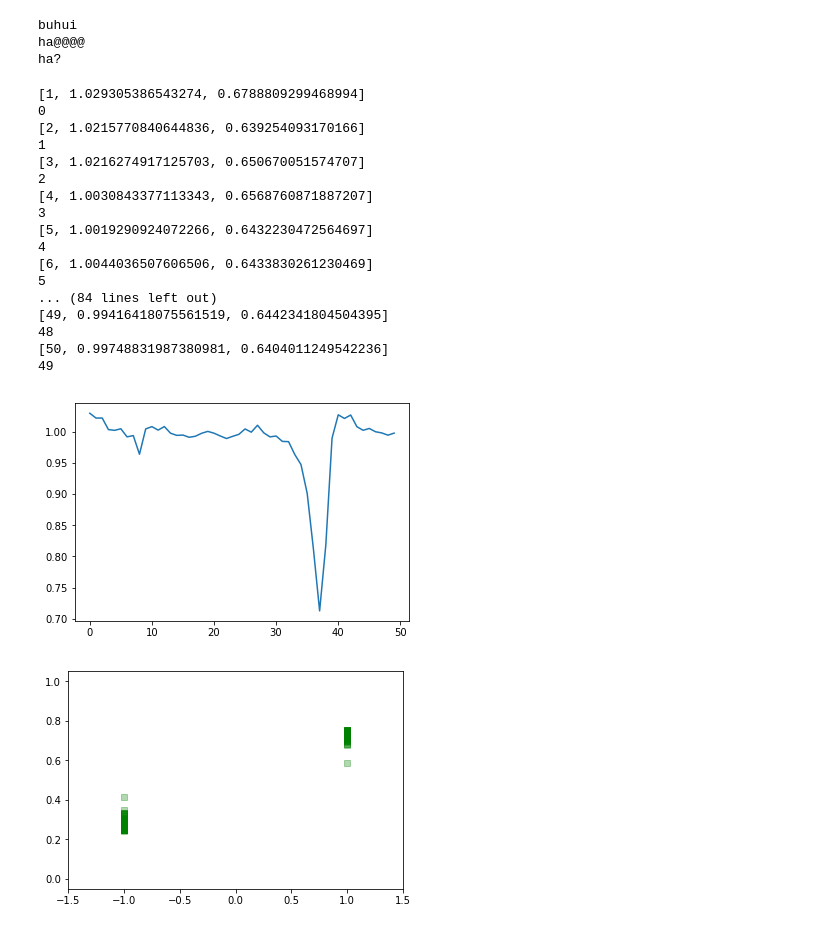
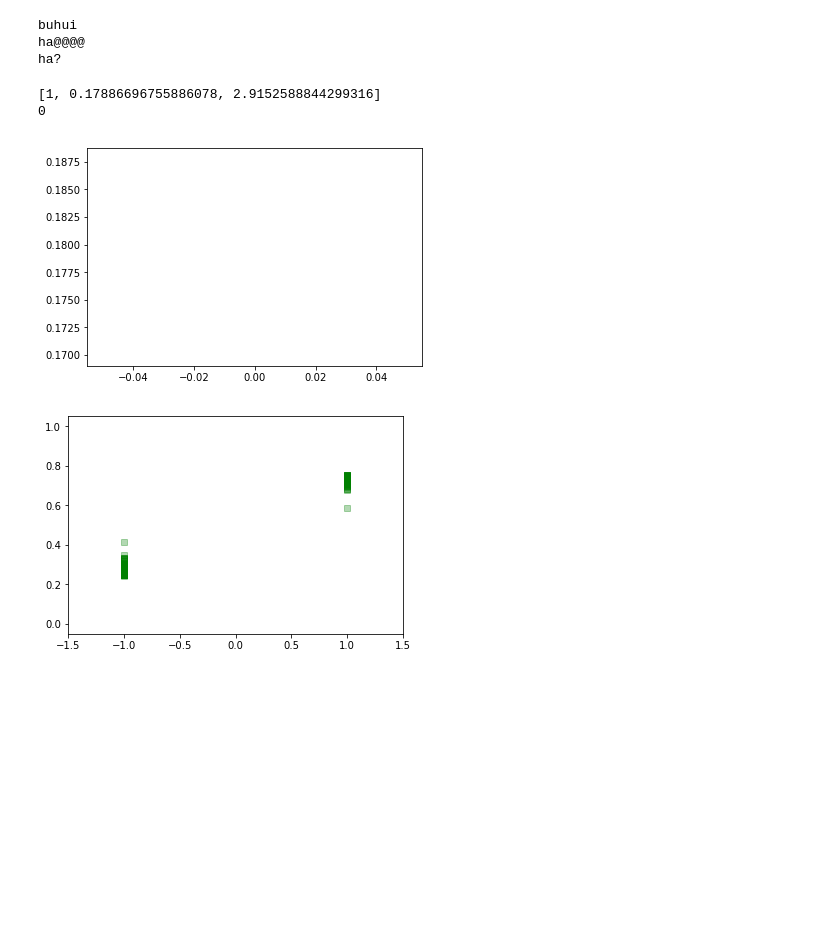
Before and after one commit to beckybai/dontstarve, a Jupyter notebook: frey-chi2-net-code/Frey-chi2-GAN.ipynb, the cells around one changed output. Drawn from its saved outputs; the diff is of its cells as text; code cells hidden in the pictures; blank space fills up the shorter version.

```diff
--- a/frey-chi2-net-code/Frey-chi2-GAN.ipynb
+++ b/frey-chi2-net-code/Frey-chi2-GAN.ipynb
@@ -196,8 +198,8 @@ ha?
 lr_discr = 5e-4
 lr_gener = 1e-3
 
-max_epoch = 50
-updates_per_epoch = 10
+max_epoch = 1
+updates_per_epoch = 2
 # max_epoch = 10
 # updates_per_epoch = 100
 # max_epoch = 500
@@ -206,51 +208,36 @@ updates_per_epoch = 10
 epoch_record = np.zeros([max_epoch,])
 
 for epoch_id in range(max_epoch):
 
     loss_record = np.zeros([updates_per_epoch,])
 
     t0 = time()
 
     for step in range(updates_per_epoch):
 
-        x, _ = mnist.train.next_batch(FlAGS.batch_size)
+        x, _ = mnist.train.next_batch(FLAGS.batch_size)
 
 #         x,_ = frey_data.next_batch(FLAGS.batch_size)
 
         _,loss_val,_ = sess.run([train_gan_discr,discr_loss,maintain_averages_op],
                     {input_tensor: x, learning_rate: lr_discr})
 
         _,loss_val,_ = sess.run([train_gan_gener,gener_loss,maintain_averages_op],
                     {input_tensor: x, learning_rate: lr_gener})
 
         loss_record[step] = loss_val
 
     t1 = time()
 
     print([epoch_id+1,np.mean(loss_record),t1-t0])
     epoch_record[epoch_id] = np.mean(loss_record)
     print(epoch_id)
 
 _ = plt.plot(epoch_record)
 # %% [output]
-[1, 1.029305386543274, 0.6788809299468994]
+[1, 0.17886696755886078, 2.9152588844299316]
 0
-[2, 1.0215770840644836, 0.639254093170166]
-1
-[3, 1.0216274917125703, 0.650670051574707]
-2
-[4, 1.0030843377113343, 0.6568760871887207]
-3
-[5, 1.0019290924072266, 0.6432230472564697]
-4
-[6, 1.0044036507606506, 0.6433830261230469]
-5
-... (84 lines left out)
-[49, 0.99416418075561519, 0.6442341804504395]
-48
-[50, 0.99748831987380981, 0.6404011249542236]
-49
-[figure, old version]
+[figure, new version]
 # %%
 def sigmoid(x):
   return 1 / (1 + np.exp(-x))
```
Also changed, not shown: parts of 3 cells of this notebook, 14 other files.
